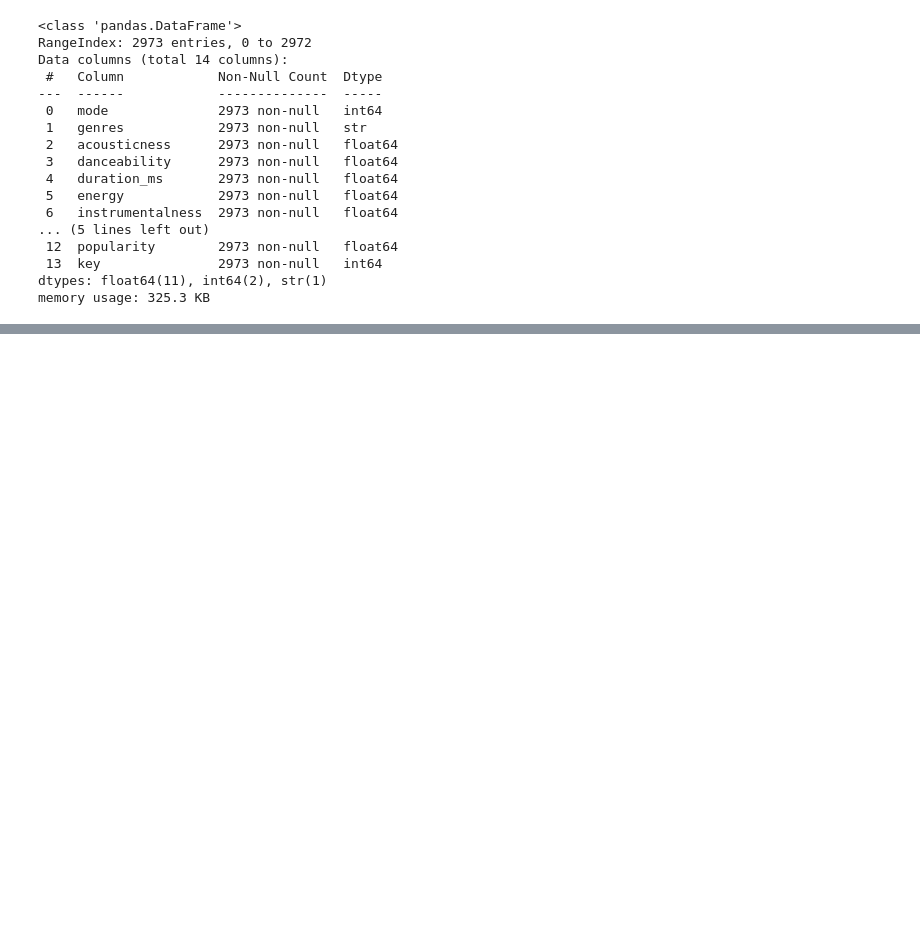
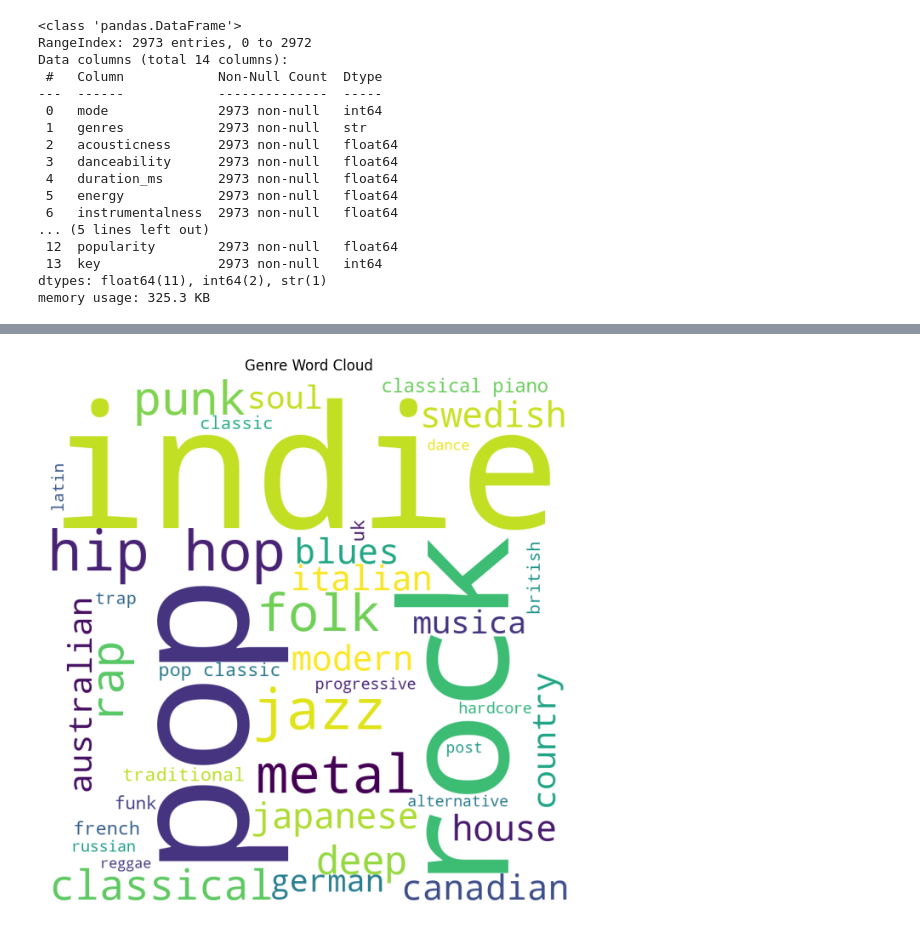
Before and after one commit to Owoko-prog/Spotify-Music-Recommendation-System, a Jupyter notebook: notebooks/analysis.ipynb, the cells around one changed output, grey strips where cells are left out. Drawn from its saved outputs; the diff is of its cells as text; code cells hidden in the pictures; blank space fills up the shorter version.

```diff
--- a/notebooks/analysis.ipynb
+++ b/notebooks/analysis.ipynb
@@ -88,0 +157,23 @@ Reading and understanding the datasets
+# %%
+# Generate genre word cloud
+comment_words = ' '.join(genre_data['genres'].astype(str))
+
+stopwords = set(STOPWORDS)
+
+wordcloud = WordCloud(
+    width=800,
+    height=800,
+    background_color='white',
+    stopwords=stopwords,
+    max_words=40,
+    min_font_size=10
+).generate(comment_words)
+# %%
+# Display Genre Word Cloud
+plt.figure(figsize=(8,8))
+plt.imshow(wordcloud)
+plt.axis("off")
+plt.title("Genre Word Cloud")
+plt.show()
+# %% [output]
+[figure, added]
```
Also changed, not shown: parts of 16 cells of this notebook.
